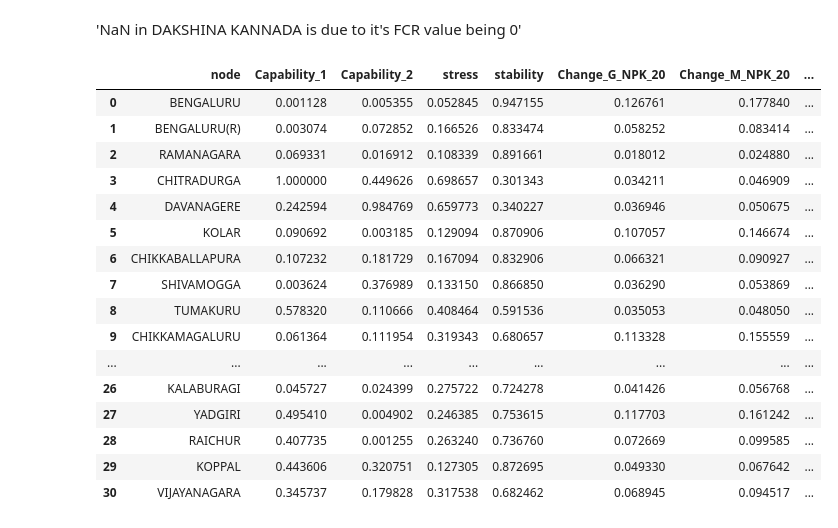
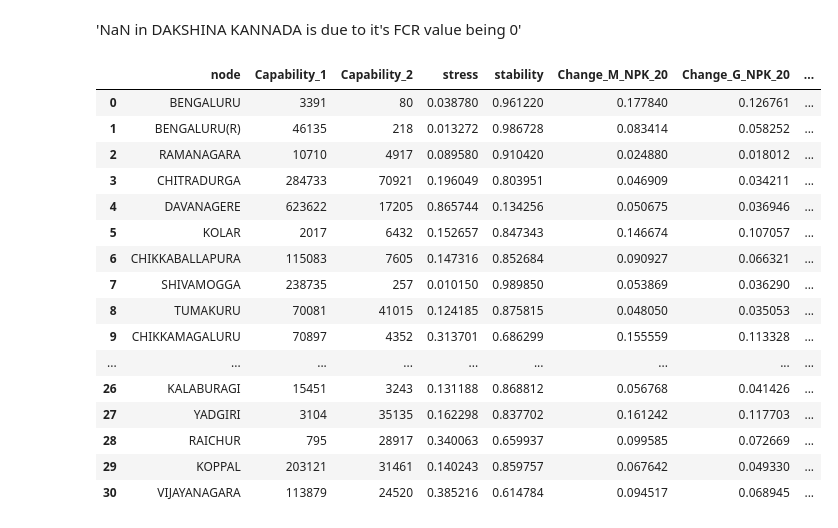
Before and after one commit to WSL-IIITB/WSL_IM_24-25, a Jupyter notebook: 2D_Groundnut_Maize.ipynb, the cells around one changed output. Drawn from its saved outputs; the diff is of its cells as text; code cells hidden in the pictures.

Commit message:
New Stability Formula

```diff
--- a/2D_Groundnut_Maize.ipynb
+++ b/2D_Groundnut_Maize.ipynb
@@ -888,10 +830,10 @@ def calculate_change_impact(crop, perturbation, what):
     impact_column_name = f'Change_{crop[0].upper()}_{what}_{perturbation}'
     return impact, impact_column_name
 
-def Calculate_SI_Score(Groundnut_Directory,Maize_Directory, adj_matrix_np, crop1, crop2, perturbation, what,visualize = True):
+def Calculate_SI_Score(Maize_Directory,Groundnut_Directory, adj_matrix_np, crop1, crop2, perturbation, what,visualize = True):
     # Normalize capabilities for both crops
-    capability_1 = normalize_list(Groundnut_Directory[f'{crop1[0].upper()} - {what} {perturbation}'])
-    capability_2 = normalize_list(Maize_Directory[f'{crop2[0].upper()} - {what} {perturbation}'])
+    capability_1 = Maize_Directory[f'{crop1[0].upper()} - {what} {perturbation}']
+    capability_2 = Groundnut_Directory[f'{crop2[0].upper()} - {what} {perturbation}']
 
     # Combine capabilities into a single DataFrame
     combined_df = pd.DataFrame({
@@ -914,42 +856,43 @@ def Calculate_SI_Score(Groundnut_Directory,Maize_Directory, adj_matrix_np, crop1
     # Add impacts, stability, and stress to the result_df DataFrame
     result_df[impact_column1] = impact1
     result_df[impact_column2] = impact2
+    sec_imp = result_df[impact_column2].mean()
     result_df['Mean_Impact'] = (impact1 + impact2)/2
     result_df['Dissonance'] = (impact1 - impact2).abs()
     result_df[stability_column_name] = result_df['stability']
 
-    result_df['SI_Score'] = result_df['stability']*result_df['Mean_Impact']/result_df['Dissonance']
+    result_df['SI_Score'] = result_df['stability']*result_df[impact_column1]*(1 - sec_imp)
 
     return result_df
 
 result_df = pd.DataFrame()
-crop1 = 'Groundnut'
-crop2 = 'Maize'
+crop1 = 'Maize'
+crop2 = 'Groundnut'
 perturbation = 20
 what = 'NPK'
-result_df = Calculate_SI_Score(Groundnut_Directory,Maize_Directory, adj_matrix_np, crop1, crop2, perturbation, what)
+result_df = Calculate_SI_Score(Maize_Directory,Groundnut_Directory, adj_matrix_np, crop1, crop2, perturbation, what)
 # %% [markdown]
 'NaN in DAKSHINA KANNADA is due to it's FCR value being 0'
 # %%
-result_df.to_csv('Maize_Groundnut SI Score NPK+20%.csv',index=False)
+result_df.to_csv('2D/Maize_Groundnut SI Score NPK+20%.csv',index=False)
 result_df
 # %% [output]
-|  | node | Capability_1 | Capability_2 | stress | stability | Change_G_NPK_20 | Change_M_NPK_20 | ... |
-| 0 | BENGALURU | 0.001128 | 0.005355 | 0.052845 | 0.947155 | 0.126761 | 0.177840 | ... |
-| 1 | BENGALURU(R) | 0.003074 | 0.072852 | 0.166526 | 0.833474 | 0.058252 | 0.083414 | ... |
-| 2 | RAMANAGARA | 0.069331 | 0.016912 | 0.108339 | 0.891661 | 0.018012 | 0.024880 | ... |
-| 3 | CHITRADURGA | 1.000000 | 0.449626 | 0.698657 | 0.301343 | 0.034211 | 0.046909 | ... |
-| 4 | DAVANAGERE | 0.242594 | 0.984769 | 0.659773 | 0.340227 | 0.036946 | 0.050675 | ... |
-| 5 | KOLAR | 0.090692 | 0.003185 | 0.129094 | 0.870906 | 0.107057 | 0.146674 | ... |
-| 6 | CHIKKABALLAPURA | 0.107232 | 0.181729 | 0.167094 | 0.832906 | 0.066321 | 0.090927 | ... |
-| 7 | SHIVAMOGGA | 0.003624 | 0.376989 | 0.133150 | 0.866850 | 0.036290 | 0.053869 | ... |
-| 8 | TUMAKURU | 0.578320 | 0.110666 | 0.408464 | 0.591536 | 0.035053 | 0.048050 | ... |
-| 9 | CHIKKAMAGALURU | 0.061364 | 0.111954 | 0.319343 | 0.680657 | 0.113328 | 0.155559 | ... |
+|  | node | Capability_1 | Capability_2 | stress | stability | Change_M_NPK_20 | Change_G_NPK_20 | ... |
+| 0 | BENGALURU | 3391 | 80 | 0.038780 | 0.961220 | 0.177840 | 0.126761 | ... |
+| 1 | BENGALURU(R) | 46135 | 218 | 0.013272 | 0.986728 | 0.083414 | 0.058252 | ... |
+| 2 | RAMANAGARA | 10710 | 4917 | 0.089580 | 0.910420 | 0.024880 | 0.018012 | ... |
+| 3 | CHITRADURGA | 284733 | 70921 | 0.196049 | 0.803951 | 0.046909 | 0.034211 | ... |
+| 4 | DAVANAGERE | 623622 | 17205 | 0.865744 | 0.134256 | 0.050675 | 0.036946 | ... |
+| 5 | KOLAR | 2017 | 6432 | 0.152657 | 0.847343 | 0.146674 | 0.107057 | ... |
+| 6 | CHIKKABALLAPURA | 115083 | 7605 | 0.147316 | 0.852684 | 0.090927 | 0.066321 | ... |
+| 7 | SHIVAMOGGA | 238735 | 257 | 0.010150 | 0.989850 | 0.053869 | 0.036290 | ... |
+| 8 | TUMAKURU | 70081 | 41015 | 0.124185 | 0.875815 | 0.048050 | 0.035053 | ... |
+| 9 | CHIKKAMAGALURU | 70897 | 4352 | 0.313701 | 0.686299 | 0.155559 | 0.113328 | ... |
 | ... | ... | ... | ... | ... | ... | ... | ... | ... |
-| 26 | KALABURAGI | 0.045727 | 0.024399 | 0.275722 | 0.724278 | 0.041426 | 0.056768 | ... |
-| 27 | YADGIRI | 0.495410 | 0.004902 | 0.246385 | 0.753615 | 0.117703 | 0.161242 | ... |
-| 28 | RAICHUR | 0.407735 | 0.001255 | 0.263240 | 0.736760 | 0.072669 | 0.099585 | ... |
-| 29 | KOPPAL | 0.443606 | 0.320751 | 0.127305 | 0.872695 | 0.049330 | 0.067642 | ... |
-| 30 | VIJAYANAGARA | 0.345737 | 0.179828 | 0.317538 | 0.682462 | 0.068945 | 0.094517 | ... |
+| 26 | KALABURAGI | 15451 | 3243 | 0.131188 | 0.868812 | 0.056768 | 0.041426 | ... |
+| 27 | YADGIRI | 3104 | 35135 | 0.162298 | 0.837702 | 0.161242 | 0.117703 | ... |
+| 28 | RAICHUR | 795 | 28917 | 0.340063 | 0.659937 | 0.099585 | 0.072669 | ... |
+| 29 | KOPPAL | 203121 | 31461 | 0.140243 | 0.859757 | 0.067642 | 0.049330 | ... |
+| 30 | VIJAYANAGARA | 113879 | 24520 | 0.385216 | 0.614784 | 0.094517 | 0.068945 | ... |
 # %%
 ranked_df = result_df[['node', 'SI_Score']].sort_values(by='SI_Score', ascending=True)
```
Also changed, not shown: parts of 15 cells of this notebook, 23 other files.
